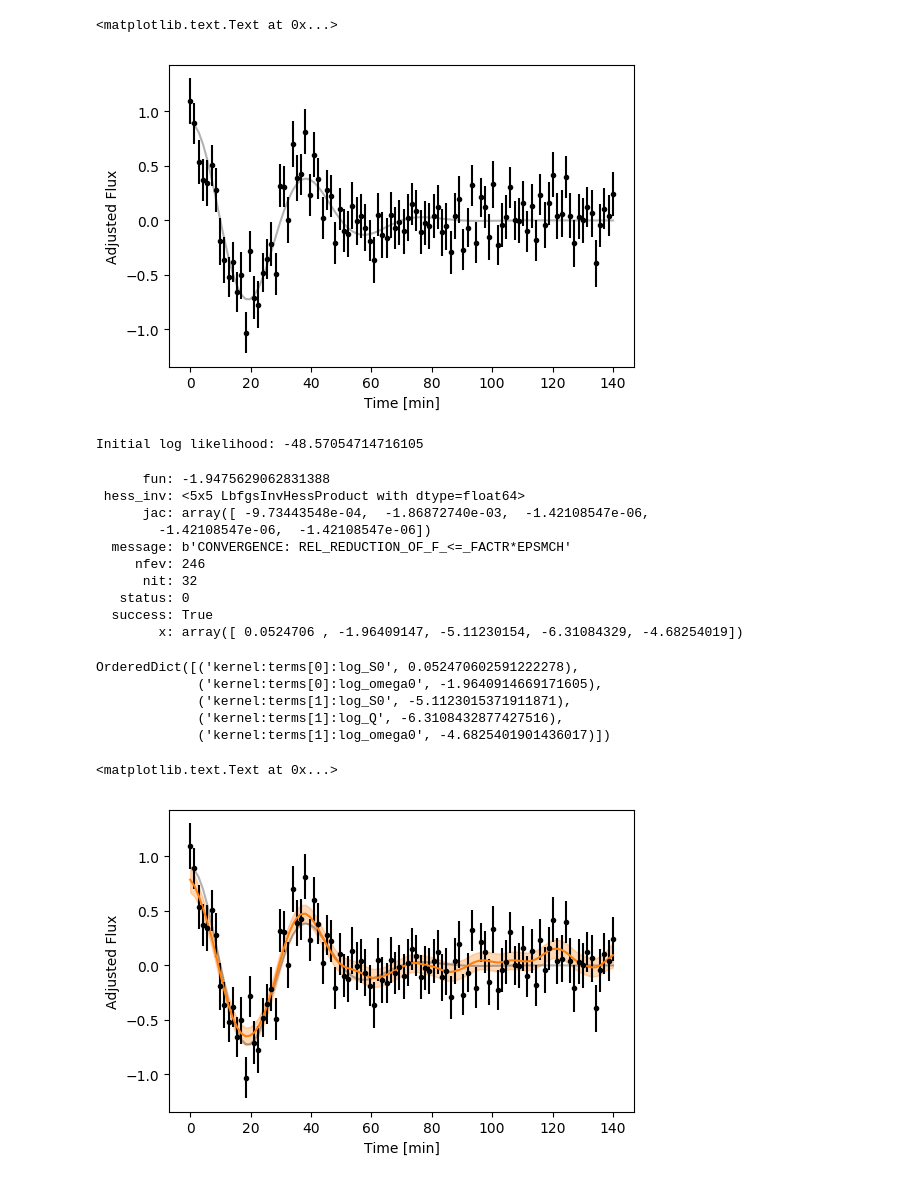
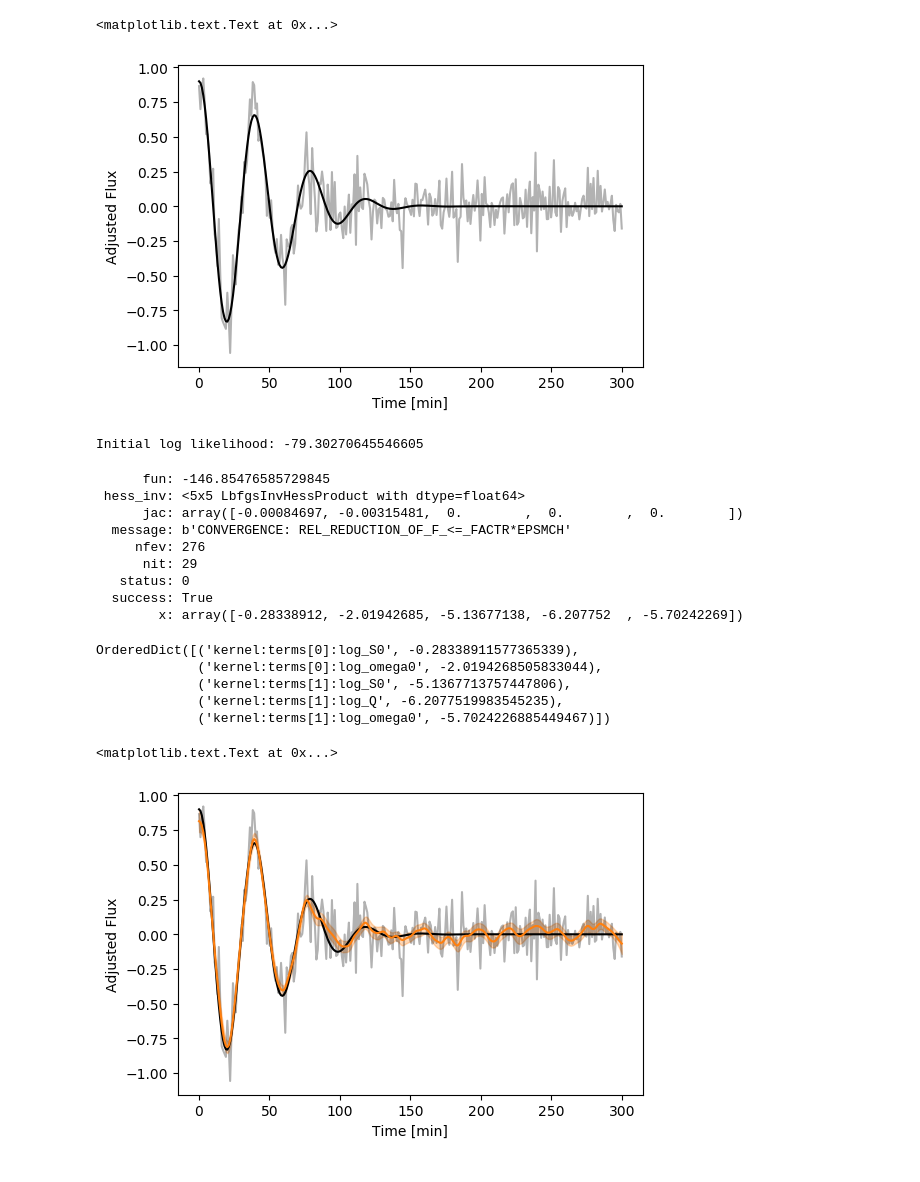
Before and after one commit to RileyWClarke/QPP-GP, a Jupyter notebook: QPP-GP.ipynb, the cells around one changed output. Drawn from its saved outputs; the diff is of its cells as text; code cells hidden in the pictures.

Commit message:
Removed errorbars, added alternate QP kernel from Foreman-Mackey et al. 2017

```diff
--- a/QPP-GP.ipynb
+++ b/QPP-GP.ipynb
@@ -21,33 +21,35 @@ def qpp_model(t,A,B,tau_g,P,phase):
 
     return F
 # %%
-t = np.linspace(0, 140, 100)
-QPP = qpp_model(t,0.9,0,30,40,0)
-yerr = np.random.uniform(0.18, 0.22, len(t))
+t = np.linspace(0, 300, 300)
+QPP = qpp_model(t,0.9,0,50,40,0)
+yerr = np.random.uniform(0.05, 0.2, len(t))
 
 y = QPP + yerr * np.random.randn(len(t))
 true_y = QPP
 
-plt.plot(t, true_y, "k", lw=1.5, alpha=0.3)
-plt.errorbar(t, y, yerr=yerr, fmt=".k", capsize=0)
+plt.plot(t, true_y, "k", lw=1.5)
+plt.plot(t, y,'k',alpha=0.3)
 plt.xlabel("Time [min]")
 plt.ylabel("Adjusted Flux")
 # %% [output]
 <matplotlib.text.Text at 0x...>
-[figure, old version]
+[figure, new version]
 # %%
+# Celerite SHO Kernel:
+
 # A non-periodic component
 Q = 1.0 / np.sqrt(2.0)
 w0 = 3.0
 S0 = np.var(y) / (w0 * Q)
 bounds = dict(log_S0=(-15, 15), log_Q=(-15, 15), log_omega0=(-15, 15))
-kernel = terms.SHOTerm(log_S0=np.log(S0), log_Q=np.log(Q), log_omega0=np.log(w0),
+kernel_1 = terms.SHOTerm(log_S0=np.log(S0), log_Q=np.log(Q), log_omega0=np.log(w0),
                        bounds=bounds)
-kernel.freeze_parameter("log_Q")  # We don't want to fit for "Q" in this term
+kernel_1.freeze_parameter("log_Q")
 
 # A periodic component
 Q = 1.0
 w0 = 3.0
 S0 = np.var(y) / (w0 * Q)
-kernel += terms.SHOTerm(log_S0=np.log(S0), log_Q=np.log(Q), log_omega0=np.log(w0),
+kernel_1 += terms.SHOTerm(log_S0=np.log(S0), log_Q=np.log(Q), log_omega0=np.log(w0),
                         bounds=bounds)
@@ -54,9 +83,9 @@ kernel += terms.SHOTerm(log_S0=np.log(S0), log_Q=np.log(Q), log_omega0=np.log(w0
 # %%
-gp = celerite.GP(kernel, mean=np.mean(y))
-gp.compute(t, yerr)  # You always need to call compute once.
+gp = celerite.GP(kernel_1, mean=np.mean(y))
+gp.compute(t, yerr)
 print("Initial log likelihood: {0}".format(gp.log_likelihood(y)))
 # %% [output]
-Initial log likelihood: -48.57054714716105
+Initial log likelihood: -79.30270645546605
 # %%
 from scipy.optimize import minimize
 
@@ -71,37 +100,36 @@ r = minimize(neg_log_like, initial_params, method="L-BFGS-B", bounds=bounds, arg
 gp.set_parameter_vector(r.x)
 print(r)
 # %% [output]
-      fun: -1.9475629062831388
+      fun: -146.85476585729845
  hess_inv: <5x5 LbfgsInvHessProduct with dtype=float64>
-      jac: array([ -9.73443548e-04,  -1.86872740e-03,  -1.42108547e-06,
-        -1.42108547e-06,  -1.42108547e-06])
+      jac: array([-0.00084697, -0.00315481,  0.        ,  0.        ,  0.        ])
   message: b'CONVERGENCE: REL_REDUCTION_OF_F_<=_FACTR*EPSMCH'
-     nfev: 246
-      nit: 32
+     nfev: 276
+      nit: 29
    status: 0
   success: True
-        x: array([ 0.0524706 , -1.96409147, -5.11230154, -6.31084329, -4.68254019])
+        x: array([-0.28338912, -2.01942685, -5.13677138, -6.207752  , -5.70242269])
 # %%
 gp.get_parameter_dict()
 # %% [output]
-OrderedDict([('kernel:terms[0]:log_S0', 0.052470602591222278),
-             ('kernel:terms[0]:log_omega0', -1.9640914669171605),
-             ('kernel:terms[1]:log_S0', -5.1123015371911871),
-             ('kernel:terms[1]:log_Q', -6.3108432877427516),
-             ('kernel:terms[1]:log_omega0', -4.6825401901436017)])
+OrderedDict([('kernel:terms[0]:log_S0', -0.28338911577365339),
+             ('kernel:terms[0]:log_omega0', -2.0194268505833044),
+             ('kernel:terms[1]:log_S0', -5.1367713757447806),
+             ('kernel:terms[1]:log_Q', -6.2077519983545235),
+             ('kernel:terms[1]:log_omega0', -5.7024226885449467)])
 # %%
-x = np.linspace(0, 140, 100)
+x = np.linspace(0, 300, 300)
 pred_mean, pred_var = gp.predict(y, x, return_var=True)
 pred_std = np.sqrt(pred_var)
 # %%
 color = "#ff7f0e"
-plt.plot(t, true_y, "k", lw=1.5, alpha=0.3)
-plt.errorbar(t, y, yerr=yerr, fmt=".k", capsize=0)
+plt.plot(t, true_y, "k", lw=1.5)
+plt.plot(t, y,'k',alpha=0.3)
 plt.plot(x, pred_mean, color=color)
 plt.fill_between(x, pred_mean+pred_std, pred_mean-pred_std, color=color, alpha=0.3,
                  edgecolor="none")
 plt.xlabel("Time [min]")
 plt.ylabel("Adjusted Flux")
 # %% [output]
 <matplotlib.text.Text at 0x...>
-[figure, old version]
+[figure, new version]
```
Also changed, not shown: parts of 1 cell of this notebook.
